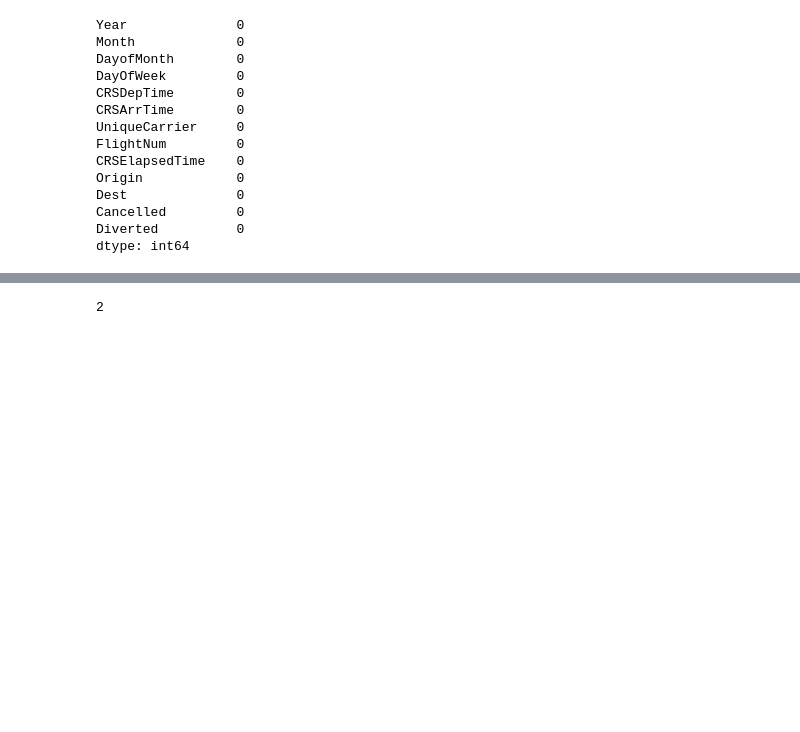
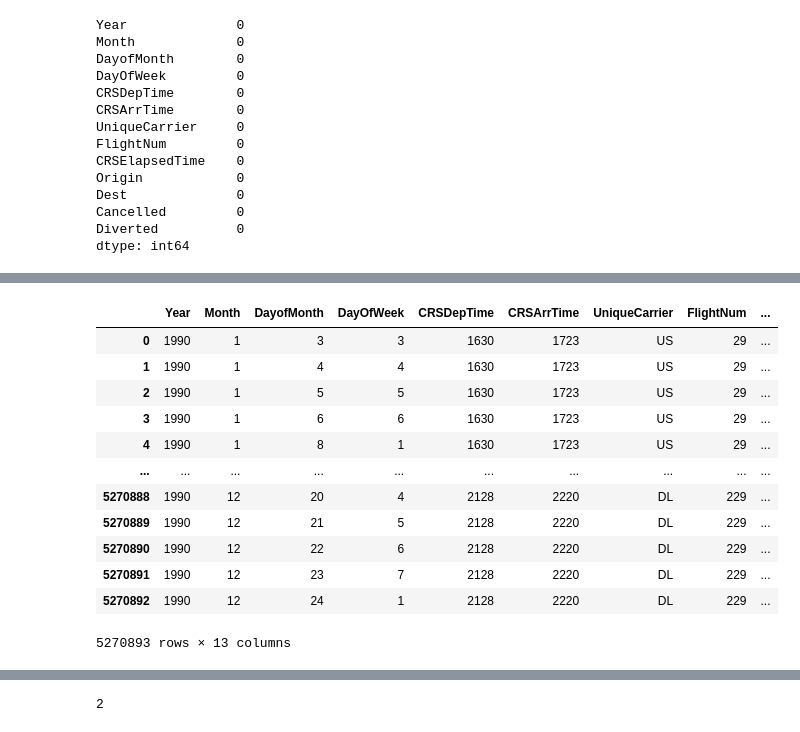
Before and after one commit to s2014628/data-analytics-migration-to-tableau, a Jupyter notebook: flights.ipynb, the cells around one changed output, grey strips where cells are left out. Drawn from its saved outputs; the diff is of its cells as text; code cells hidden in the pictures; blank space fills up the shorter version.

```diff
--- a/flights.ipynb
+++ b/flights.ipynb
@@ -126,0 +164,2 @@ flight_1989
+# %%
+flight_1990_dropped=flight_1990.dropna(axis=1)
@@ -126,0 +454,16 @@ flight_1989
+# %%
+flight_1990_dropped
+# %% [output]
+|  | Year | Month | DayofMonth | DayOfWeek | CRSDepTime | CRSArrTime | UniqueCarrier | FlightNum | ... |
+| 0 | 1990 | 1 | 3 | 3 | 1630 | 1723 | US | 29 | ... |
+| 1 | 1990 | 1 | 4 | 4 | 1630 | 1723 | US | 29 | ... |
+| 2 | 1990 | 1 | 5 | 5 | 1630 | 1723 | US | 29 | ... |
+| 3 | 1990 | 1 | 6 | 6 | 1630 | 1723 | US | 29 | ... |
+| 4 | 1990 | 1 | 8 | 1 | 1630 | 1723 | US | 29 | ... |
+| ... | ... | ... | ... | ... | ... | ... | ... | ... | ... |
+| 5270888 | 1990 | 12 | 20 | 4 | 2128 | 2220 | DL | 229 | ... |
+| 5270889 | 1990 | 12 | 21 | 5 | 2128 | 2220 | DL | 229 | ... |
+| 5270890 | 1990 | 12 | 22 | 6 | 2128 | 2220 | DL | 229 | ... |
+| 5270891 | 1990 | 12 | 23 | 7 | 2128 | 2220 | DL | 229 | ... |
+| 5270892 | 1990 | 12 | 24 | 1 | 2128 | 2220 | DL | 229 | ... |
+5270893 rows × 13 columns
```
Also changed, not shown: parts of 34 cells of this notebook.
